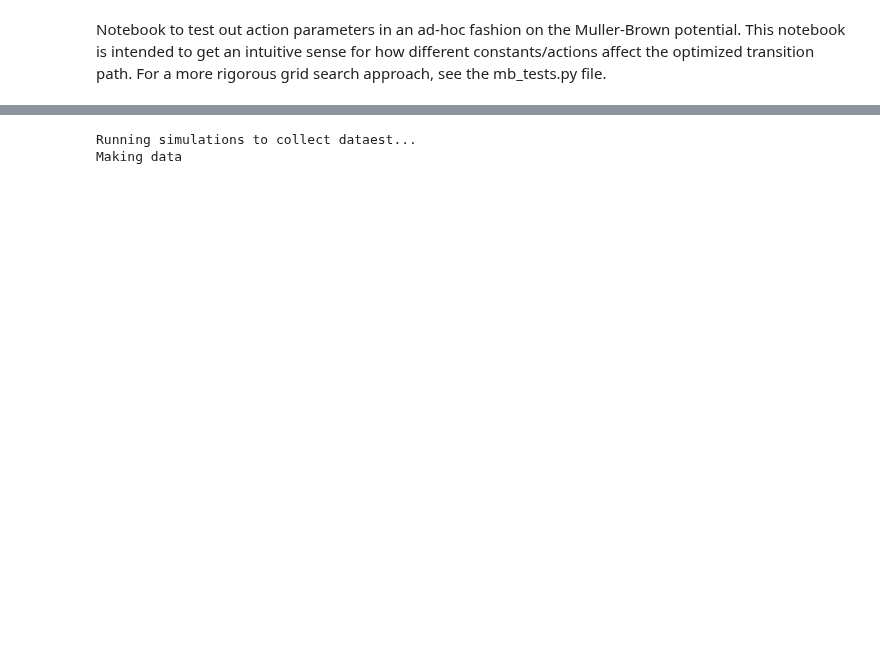
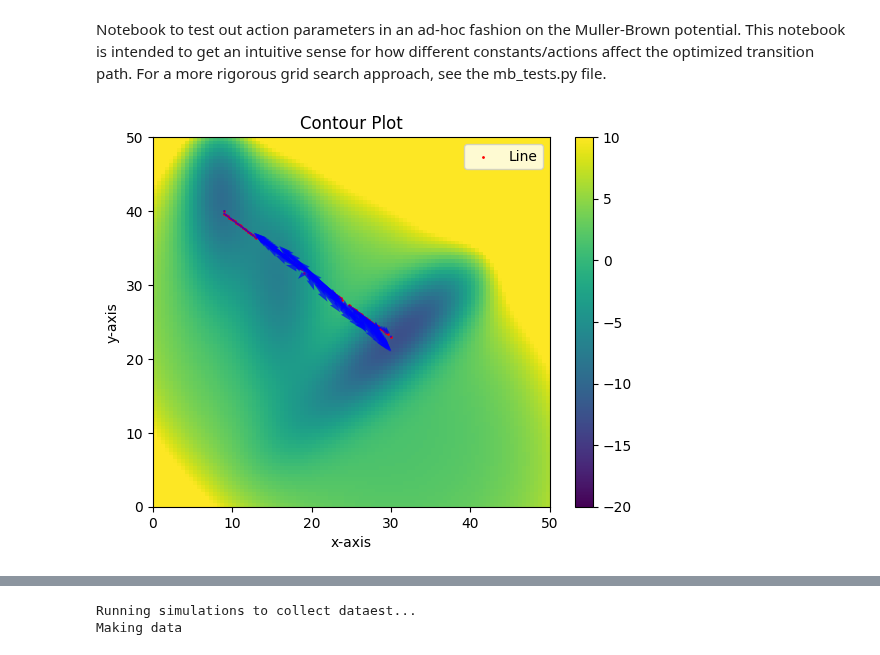
Before and after one commit to michael-psenka/OM-TPS, a Jupyter notebook: compare_actions.ipynb, the cells around one changed output, grey strips where cells are left out. Cells and saved outputs as stored; diff of their text form; code cells hidden in the pictures; blank space fills up the shorter version.

```diff
--- a/compare_actions.ipynb
+++ b/compare_actions.ipynb
@@ -15,0 +18,90 @@ x0, xf = potential.initial_point.detach(), potential.final_point.detach()
+# %%
+from tqdm import tqdm
+import imageio
+from mb_actions import SimpleAction, S2Action
+from ase import units
+
+potential = SimpleMB(device = "cuda",n_in=2)
+
+x0, xf = potential.initial_point.detach(), potential.final_point.detach()
+
+"""Optimization Hyperparameters"""
+
+line_density = 100 # path length
+dt = 5 * units.fs # time step to use in action
+gamma = torch.tensor(0.1 / units.fs) # gamma value to use in action
+D = torch.tensor(500 * units.kB / gamma) # diffusion coefficient to use in action
+#Choose action type
+action_cls = SimpleAction
+# action_cls = S2Action
+action_func = action_cls(potential = potential, dt = dt, gamma = gamma, D = D)
+
+iterations = 1000 # number of optimization steps
+alpha = 2e-1 # learning rate
+write_every = 100 # how often to write to gif
+
+line_x = torch.linspace(x0[1], xf[1],line_density)
+line_y = torch.linspace(x0[0], xf[0], line_density)
+line_points = torch.stack((line_x, line_y), axis=-1).to(args.device)
+
+optimizer = torch.optim.Adam([line_points], lr = alpha)
+
+gif_data = []
+
+min_action = 1e9
+for i in tqdm(range(iterations)):
+    line_points.requires_grad = True
+    action = action_func(line_points)
+    if action < min_action:
+        min_action = action
+        best_path = line_points.detach().cpu()
+
+
+    total_action = action
+
+    optimizer.zero_grad()
+
+    grads, = torch.autograd.grad(total_action, line_points)
+
+
+    with torch.no_grad():
+        grads[0,:], grads[-1,:] = torch.zeros(2).to(args.device), torch.zeros(2).to(args.device)
+        line_points.grad = grads
+        optimizer.step()
+
+        grads = grads.cpu()
+
+        #Calculate the alternative action
+        # s_action = simple_action(line_points)
+
+        draw_points = line_points.detach().cpu()
+
+    if i % write_every == 0:
+        # print(f"Total action for the step {i} is {(action).cpu().detach().numpy()}")
+        num_points = 100
+        x_values = torch.linspace(potential.Lx, potential.Hx , num_points)
+        y_values = torch.linspace(potential.Ly, potential.Hy, num_points)
+
+        x, y = torch.meshgrid(x_values.to(args.device), y_values.to(args.device))
+        z = potential.U_split(x, y).cpu()
+
+        fig, ax = plt.subplots()
+        colorbar = ax.imshow(z, extent=(x_values.min(), x_values.max(), y_values.min(), y_values.max()), vmin=potential.U_min, vmax=potential.U_max, origin='lower', cmap='viridis', aspect='auto')
+        ax.set(xlabel="x-axis", ylabel="y-axis", title="Contour Plot")
+        plt.colorbar(colorbar)
+
+        scatter_plot = ax.scatter(draw_points[:,0], draw_points[:,1], s=1, c='red', label='Line')
+        quiver_plot = ax.quiver(draw_points[:,0], draw_points[:,1], -grads[:,0], -grads[:,1], scale_units='xy', angles='xy', color='blue', alpha=0.7)
+        ax.legend()
+
+        fig.canvas.draw()
+        image = np.frombuffer(fig.canvas.tostring_rgb(), dtype="uint8")
+        image = image.reshape(
+            fig.canvas.get_width_height()[::-1] + (3,)
+        )
+        gif_data.append(image)
+
+action_str = "S2" if action_func == S2Action else "simple"
+imageio.mimsave(f'MB_{action_str}_linedensity={line_density}_gamma={round(gamma.item(), 1)}_dt={round(dt, 1)}_D={round(D.item(), 1)}.gif', gif_data, fps=3)
+# %% [output]
+[figure, added]
```
Also changed, not shown: parts of 6 cells of this notebook, 3 other files.
